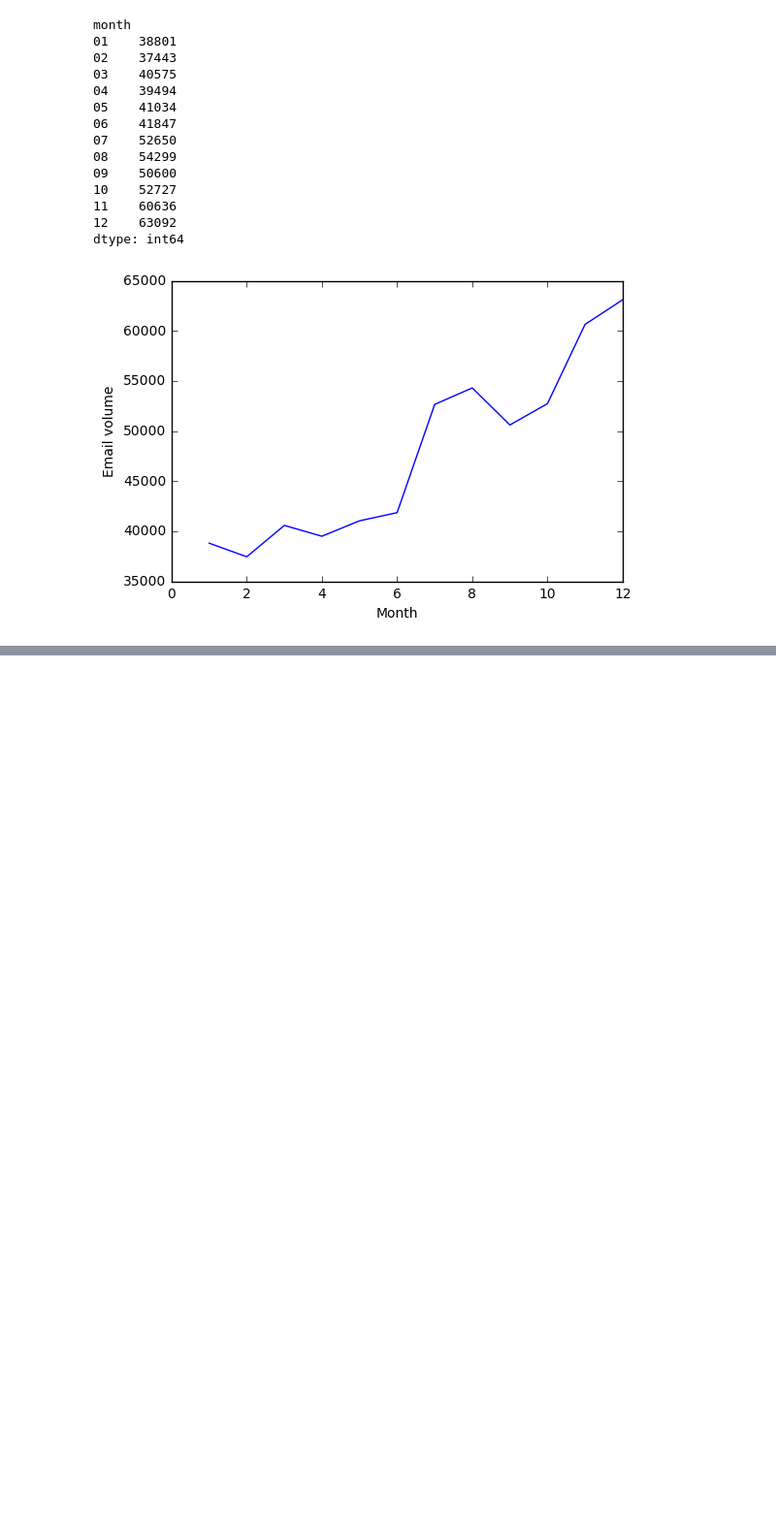
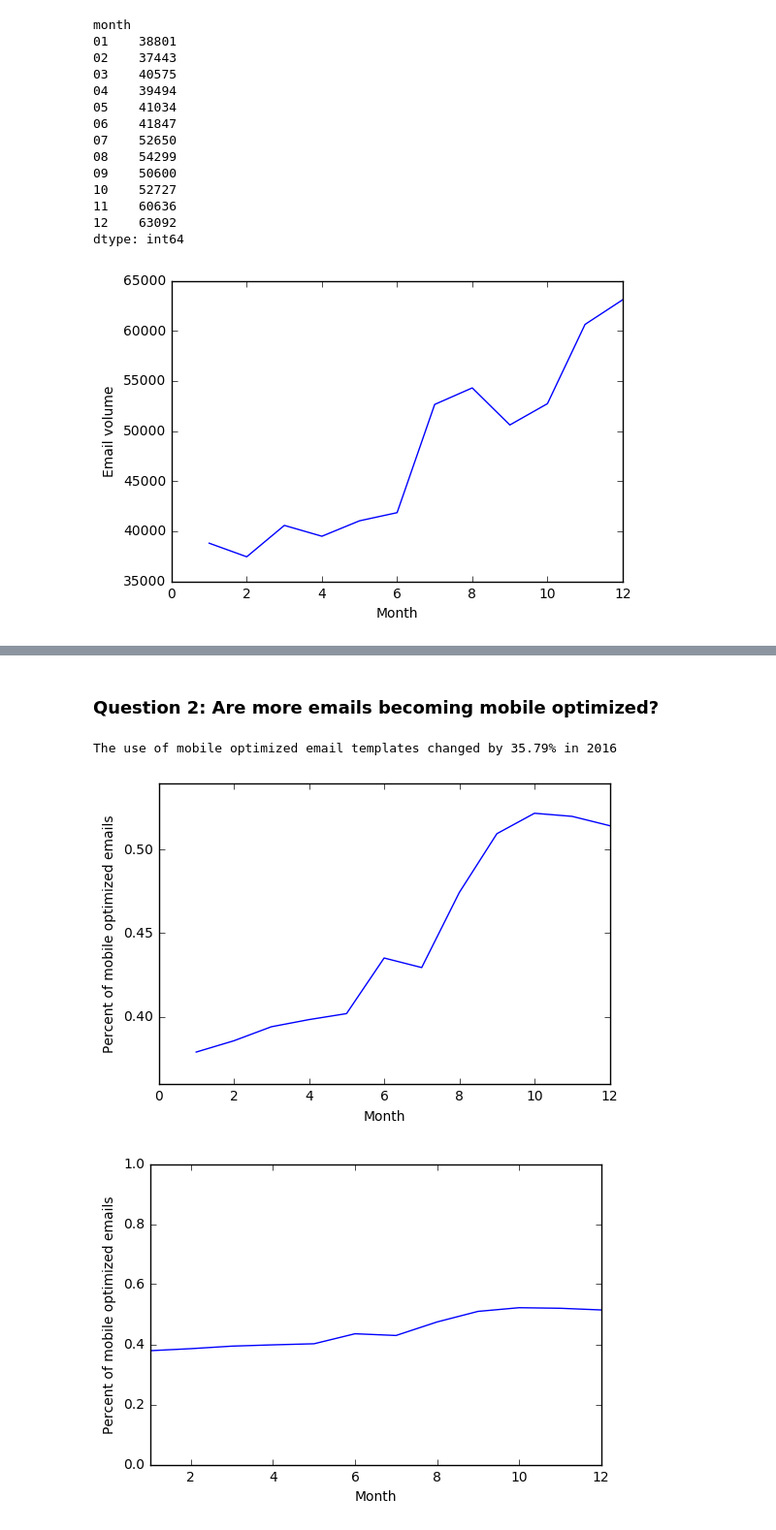
Before and after one commit to carlsednaoui/thinkful-data-science, a Jupyter notebook: coursework/capstone/capstone.ipynb, the cells around one changed output, grey strips where cells are left out. Shown at 97% size. Cells and saved outputs as stored; diff of their text form; code cells hidden in the pictures; blank space fills up the shorter version.

```diff
--- a/coursework/capstone/capstone.ipynb
+++ b/coursework/capstone/capstone.ipynb
@@ -118,0 +141,24 @@ Name: company_id, dtype: int64
+# %% [markdown]
+### Question 2: Are more emails becoming mobile optimized?
+# %%
+mobile_optimized = df[df['mobile_optimized'] == 't'].groupby(['month']).size()
+mobile_optimized_trend = mobile_optimized / email_volume_by_month
+
+mobile_optimized_percent_change = (mobile_optimized_trend[-1] - mobile_optimized_trend[0]) / mobile_optimized_trend[0]
+print("\nThe use of mobile optimized email templates changed by {}% in 2016".format(np.round(mobile_optimized_percent_change * 100, decimals=2)))
+
+
+plt.plot(mobile_optimized_trend)
+plt.ylabel('Percent of mobile optimized emails')
+plt.xlabel('Month')
+plt.show()
+
+plt.plot(mobile_optimized_trend)
+plt.ylabel('Percent of mobile optimized emails')
+plt.xlabel('Month')
+plt.axis([1,12,0,1])
+plt.show()
+# %% [output]
+The use of mobile optimized email templates changed by 35.79% in 2016
+[figure, added]
+[figure, added]
```
Also changed, not shown: parts of 21 cells of this notebook.
